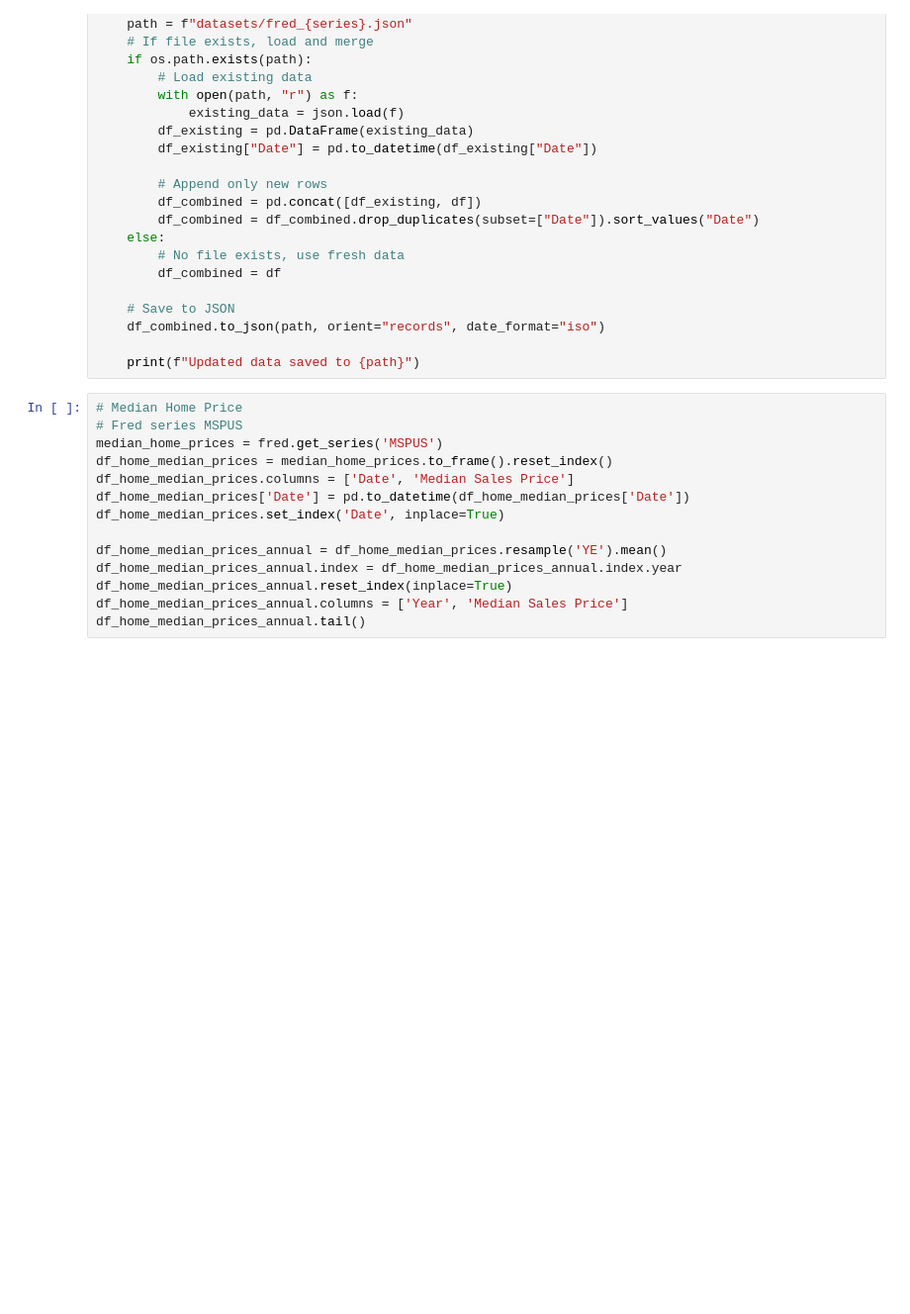
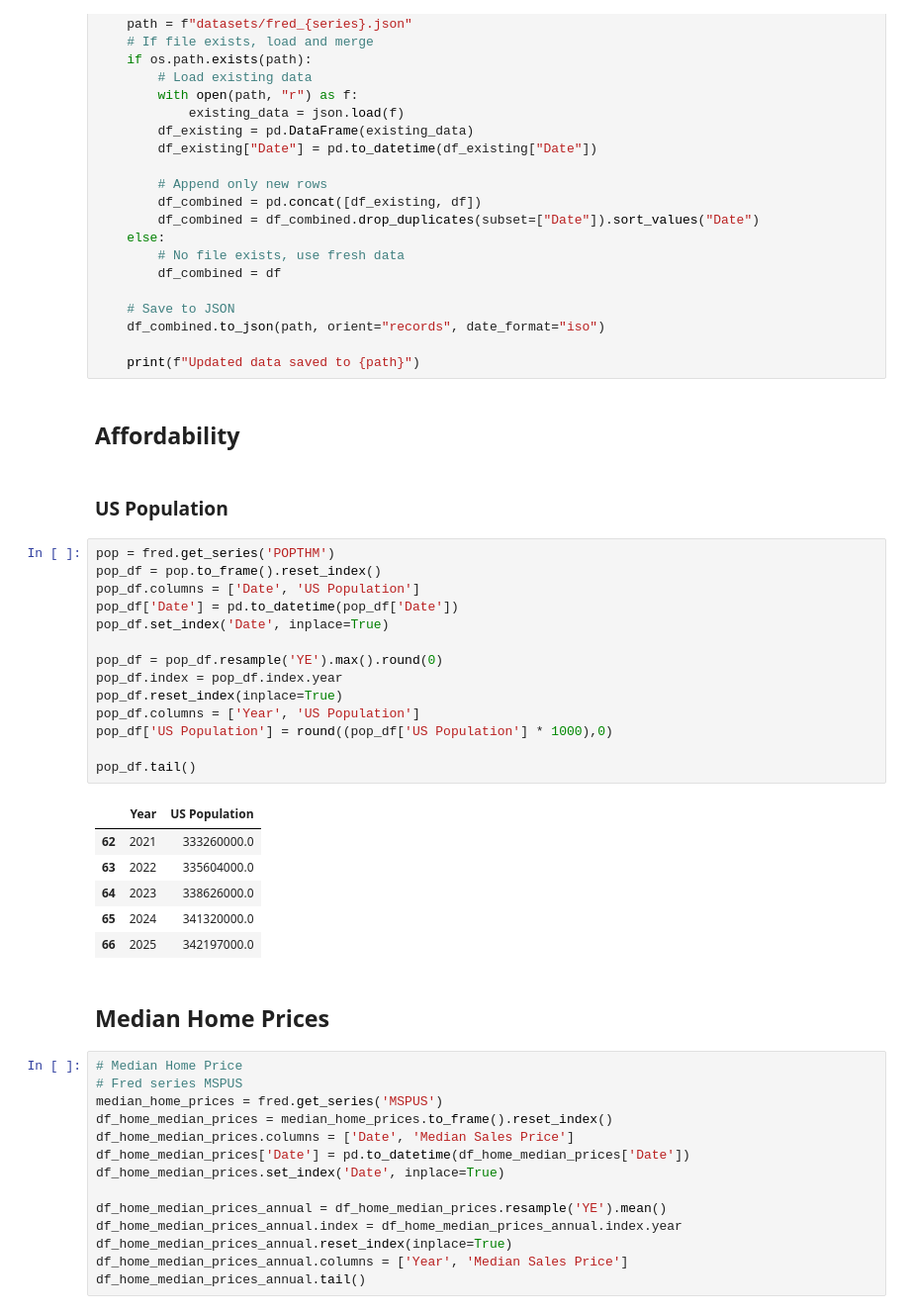
Before and after one commit to wallscreet/gov-data, a Jupyter notebook: notebook.ipynb, the cells around one changed output. Shown at 99% size. Cells and saved outputs as stored; diff of their text form; blank space fills up the shorter version.

```diff
--- a/notebook.ipynb
+++ b/notebook.ipynb
@@ -35,6 +39,33 @@ def series_to_json(series, df):
     df_combined.to_json(path, orient="records", date_format="iso")
 
     print(f"Updated data saved to {path}")
+# %% [markdown]
+## Affordability
+# %% [markdown]
+### US Population
+# %%
+pop = fred.get_series('POPTHM')
+pop_df = pop.to_frame().reset_index()
+pop_df.columns = ['Date', 'US Population']
+pop_df['Date'] = pd.to_datetime(pop_df['Date'])
+pop_df.set_index('Date', inplace=True)
+
+pop_df = pop_df.resample('YE').max().round(0)
+pop_df.index = pop_df.index.year
+pop_df.reset_index(inplace=True)
+pop_df.columns = ['Year', 'US Population']
+pop_df['US Population'] = round((pop_df['US Population'] * 1000),0)
+
+pop_df.tail()
+# %% [output]
+|  | Year | US Population |
+| 62 | 2021 | 333260000.0 |
+| 63 | 2022 | 335604000.0 |
+| 64 | 2023 | 338626000.0 |
+| 65 | 2024 | 341320000.0 |
+| 66 | 2025 | 342197000.0 |
+# %% [markdown]
+## Median Home Prices
 # %%
 # Median Home Price
 # Fred series MSPUS
```
Also changed, not shown: parts of 28 cells of this notebook.
